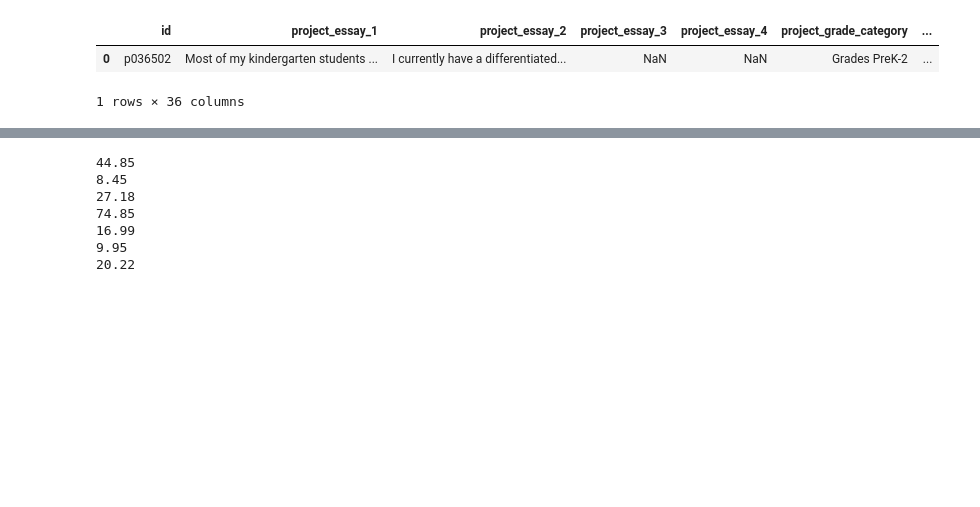
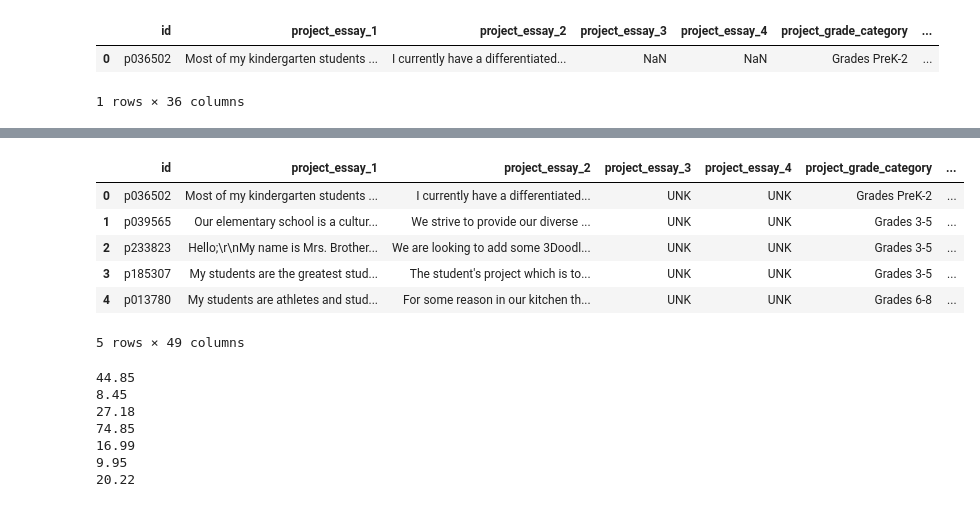
Before and after one commit to coreyclip/DonorsChoose, a Jupyter notebook: cleaning.ipynb, the cells around one changed output, grey strips where cells are left out. Drawn from its saved outputs; the diff is of its cells as text; code cells hidden in the pictures; blank space fills up the shorter version.

```diff
--- a/cleaning.ipynb
+++ b/cleaning.ipynb
@@ -46,16 +50,3 @@ df = pd.concat([train,test], axis=0)
 + Total Price of items requested by proposal
 + Number of Unique Items Requested by proposal
 + Quantity of items requested in proposal
-# %%
-hopes['total_price'] = hopes['quantity']*hopes['price']
-aggregatedf = hopes.groupby('id').agg({'description':'count', 'quantity':'sum', 'price':'sum', 'total_price':'sum'}).rename(columns={'description':'items'})
-
-for maths in ['min', 'max', 'mean']:
-    temporary = hopes.groupby('id').agg({'quantity':maths, 'price':maths, 'total_price':maths}).rename(columns={'quantity':maths+'_quantity', 'price':maths+'_price', 'total_price':maths+'_total_price'}).fillna(0)
-    aggregatedf = aggregatedf.join(temporary)
-# This didn't work whoops # aggregatedf = aggregatedf.join([hopes.groupby('id').agg({'quantity':maths, 'price':maths, 'total_price':maths}).rename(columns={'quantity':maths+'_quantity', 'price':maths+'_price', 'total_price':maths+'_total_price'}).fillna(0) for maths in ['min', 'max', 'mean']])
-
-aggregatedf = aggregatedf.join(hopes.groupby('id').agg({'description':lambda x:' '.join(x.values.astype(str))}).rename(columns={'description':'resource_description'}))
-
-df = df.join(aggregatedf, on='id')
-df.head()
@@ -91,3 +140,27 @@ df.head(1)
+# %%
+# Combine the essays into one string
+df['text'] = df.apply(lambda row: ' '.join([str(row['project_essay_1']),
+                                            str(row['project_essay_2']),
+                                            str(row['project_essay_3']),
+                                            str(row['project_essay_4'])]), axis=1)
+
+# get our delicious features from that massive text
+df['char_count'] = df['text'].apply(len)
+df['word_count'] = df['text'].apply(lambda x: len(x.split()))
+df['word density'] = df['char_count'] / (df['word_count'] + 1)
+df['punctuation_count'] = df['text'].apply(lambda x: len("".join(_ for _ in x if _ in punctuation)))
+df['title_word_count'] = df['text'].apply(lambda x: len([word for word in x.split() if word.istitle()]))
+df['upper_case_word_count'] = df['text'].apply(lambda x: len([word for word in x.split() if word.isupper()]))
+df['stopword_count'] = df['text'].apply(lambda x: len([word for word in x.split() if word.lower() in stop_words]))
+df.head()
+# %% [output]
+|  | id | project_essay_1 | project_essay_2 | project_essay_3 | project_essay_4 | project_grade_category | ... |
+| 0 | p036502 | Most of my kindergarten students ... | I currently have a differentiated... | UNK | UNK | Grades PreK-2 | ... |
+| 1 | p039565 | Our elementary school is a cultur... | We strive to provide our diverse ... | UNK | UNK | Grades 3-5 | ... |
+| 2 | p233823 | Hello;\r\nMy name is Mrs. Brother... | We are looking to add some 3Doodl... | UNK | UNK | Grades 3-5 | ... |
+| 3 | p185307 | My students are the greatest stud... | The student's project which is to... | UNK | UNK | Grades 3-5 | ... |
+| 4 | p013780 | My students are athletes and stud... | For some reason in our kitchen th... | UNK | UNK | Grades 6-8 | ... |
+5 rows × 49 columns
 # %%
 # To Be Continued...  My feeble attempts that weren't anywhere near all encompassing are below!
 # %%
```
Also changed, not shown: parts of 5 cells of this notebook.
